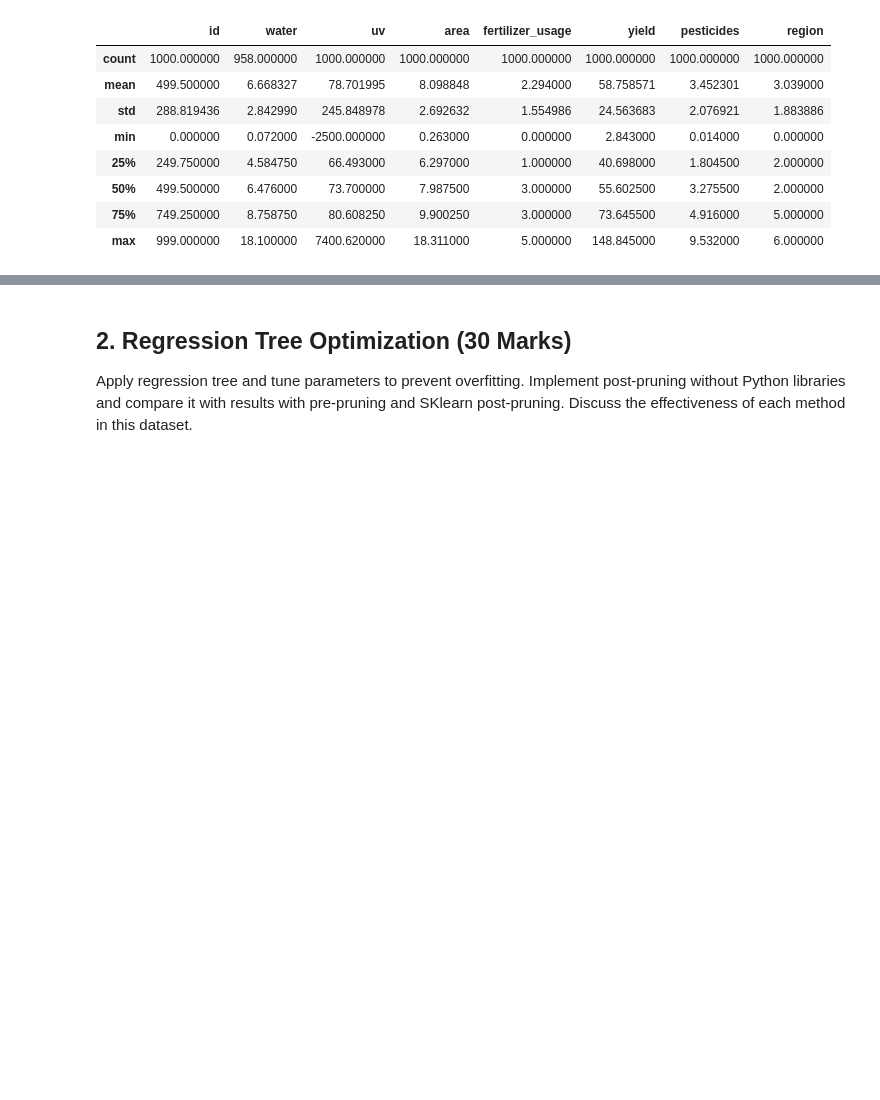
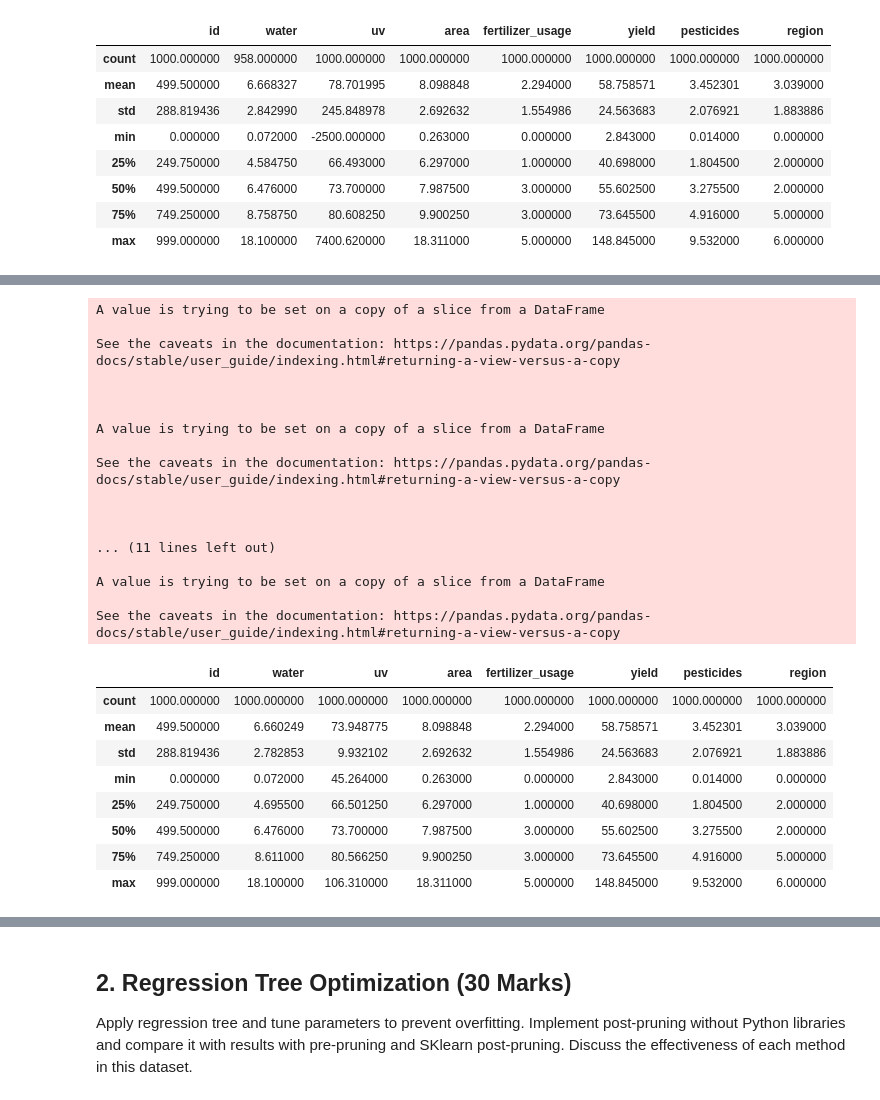
Before and after one commit to meglai/SYDE522, a Jupyter notebook: assignment2.ipynb, the cells around one changed output, grey strips where cells are left out. Cells and saved outputs as stored; diff of their text form; code cells hidden in the pictures; blank space fills up the shorter version.

```diff
--- a/assignment2.ipynb
+++ b/assignment2.ipynb
@@ -59 +99,40 @@ fig.show()
+# %%
+C = 5
+#Replace outliers with the median of a list of columns
+def replace_outliers_median(df, columns):
+    for column in columns:
+        median = df[column].median()
+        std = df[column].std()
+        outliers = df[(df[column] > median + C * std) | (df[column] < median - C * std)]
+        df[column][outliers.index] = median
+
+replace_outliers_median(df, ["uv", "water", "area", "fertilizer_usage", "pesticides"])
+df.describe()
+# %% [output]
+A value is trying to be set on a copy of a slice from a DataFrame
+
+See the caveats in the documentation: https://pandas.pydata.org/pandas-docs/stable/user_guide/indexing.html#returning-a-view-versus-a-copy
+
+
+
+A value is trying to be set on a copy of a slice from a DataFrame
+
+See the caveats in the documentation: https://pandas.pydata.org/pandas-docs/stable/user_guide/indexing.html#returning-a-view-versus-a-copy
+
+
+
+... (11 lines left out)
+
+A value is trying to be set on a copy of a slice from a DataFrame
+
+See the caveats in the documentation: https://pandas.pydata.org/pandas-docs/stable/user_guide/indexing.html#returning-a-view-versus-a-copy
+|  | id | water | uv | area | fertilizer_usage | yield | pesticides | region |
+| count | 1000.000000 | 1000.000000 | 1000.000000 | 1000.000000 | 1000.000000 | 1000.000000 | 1000.000000 | 1000.000000 |
+| mean | 499.500000 | 6.660249 | 73.948775 | 8.098848 | 2.294000 | 58.758571 | 3.452301 | 3.039000 |
+| std | 288.819436 | 2.782853 | 9.932102 | 2.692632 | 1.554986 | 24.563683 | 2.076921 | 1.883886 |
+| min | 0.000000 | 0.072000 | 45.264000 | 0.263000 | 0.000000 | 2.843000 | 0.014000 | 0.000000 |
+| 25% | 249.750000 | 4.695500 | 66.501250 | 6.297000 | 1.000000 | 40.698000 | 1.804500 | 2.000000 |
+| 50% | 499.500000 | 6.476000 | 73.700000 | 7.987500 | 3.000000 | 55.602500 | 3.275500 | 2.000000 |
+| 75% | 749.250000 | 8.611000 | 80.566250 | 9.900250 | 3.000000 | 73.645500 | 4.916000 | 5.000000 |
+| max | 999.000000 | 18.100000 | 106.310000 | 18.311000 | 5.000000 | 148.845000 | 9.532000 | 6.000000 |
 # %%
```
Also changed, not shown: parts of 15 cells of this notebook.
